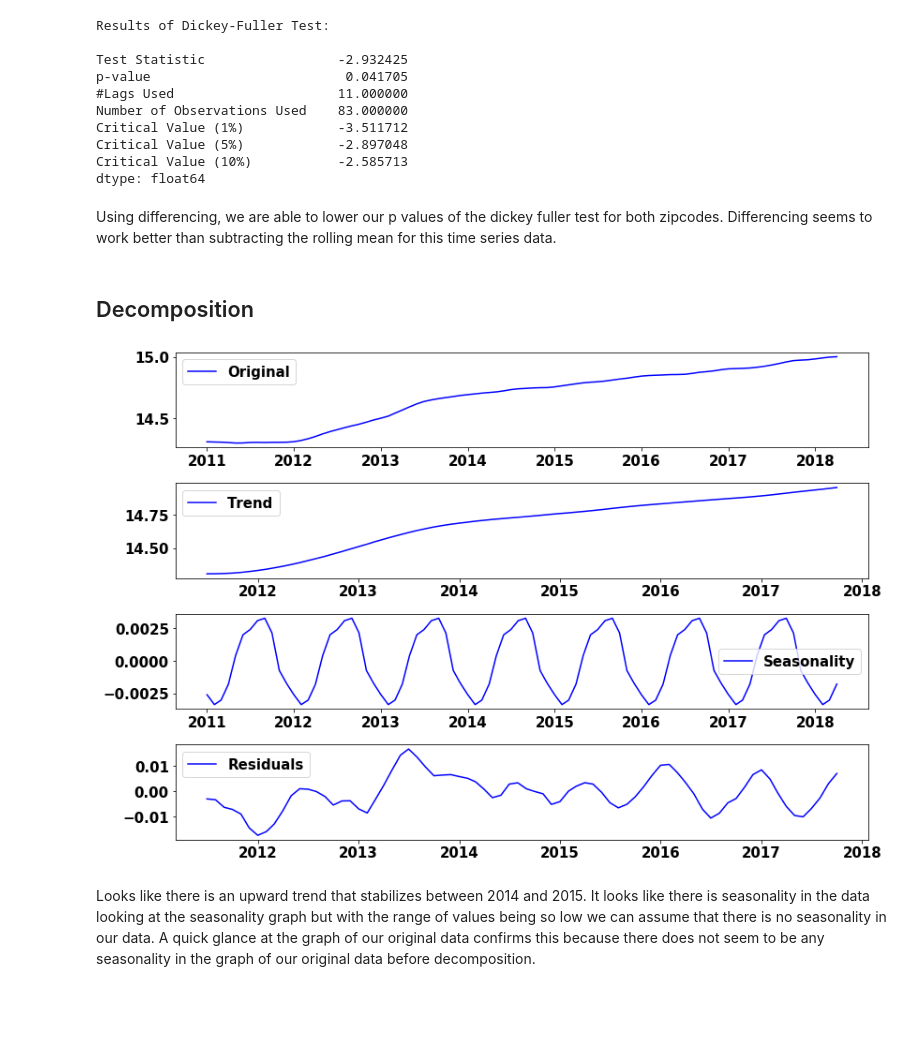
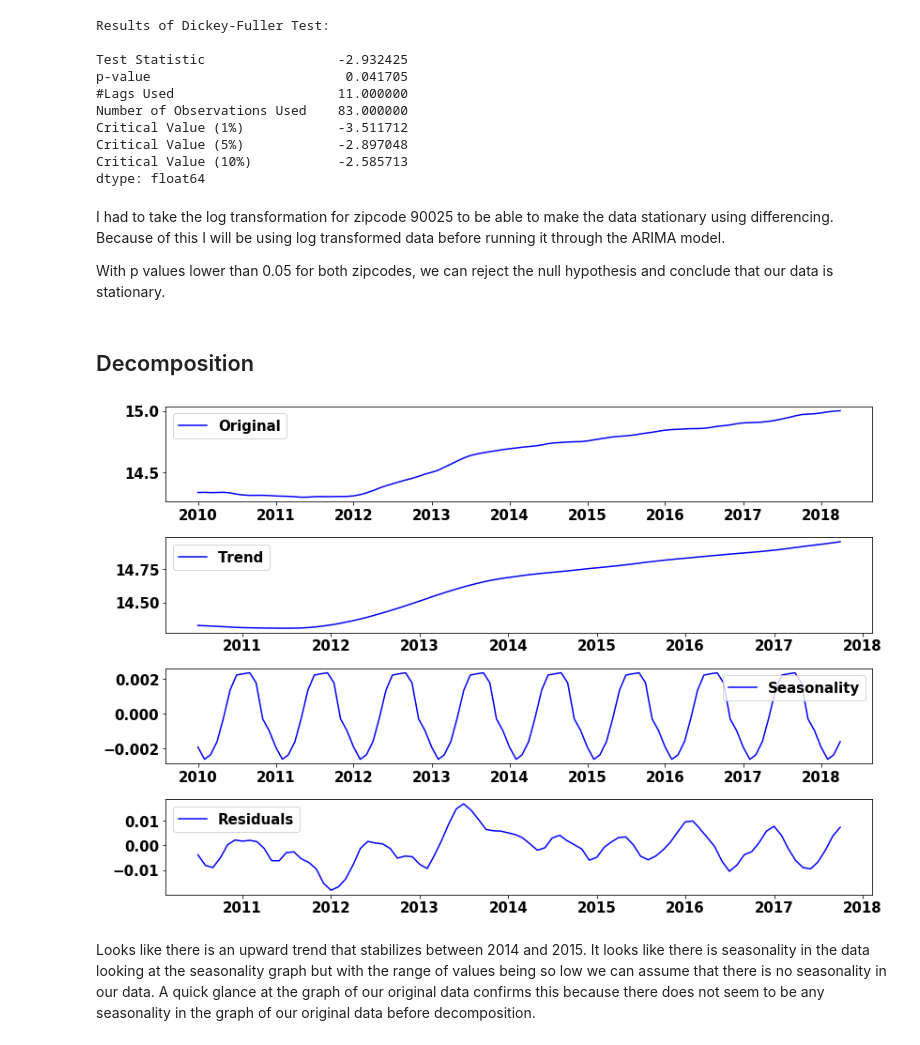
Before and after one commit to c-woo/Zillow-Time-Series, a Jupyter notebook: starter_notebook.ipynb, the cells around one changed output. Cells and saved outputs as stored; diff of their text form; code cells hidden in the pictures; blank space fills up the shorter version.

```diff
--- a/starter_notebook.ipynb
+++ b/starter_notebook.ipynb
@@ -428,8 +329,10 @@ Critical Value (1%)            -3.511712
 Critical Value (5%)            -2.897048
 Critical Value (10%)           -2.585713
 dtype: float64
-# %% [markdown]
-Using differencing, we are able to lower our p values of the dickey fuller test for both zipcodes. Differencing seems to work better than subtracting the rolling mean for this time series data.
+# %% [markdown]
+I had to take the log transformation for zipcode 90025 to be able to make the data stationary using differencing. Because of this I will be using log transformed data before running it through the ARIMA model.
+
+With p values lower than 0.05 for both zipcodes, we can reject the null hypothesis and conclude that our data is stationary.
 # %% [markdown]
 ## Decomposition
 # %%
@@ -461,9 +364,9 @@ def decomposition(df):
 
     return residual.dropna()
 # %%
-sd_90272 = decomposition(log_90272)
+sd_90272 = decomposition(np.log(zip_90272))
 # %% [output]
-[figure, old version]
+[figure, new version]
 # %% [markdown]
 Looks like there is an upward trend that stabilizes between 2014 and 2015. It looks like there is seasonality in the data looking at the seasonality graph but with the range of values being so low we can assume that there is no seasonality in our data. A quick glance at the graph of our original data confirms this because there does not seem to be any seasonality in the graph of our original data before decomposition.
 # %%
```
Also changed, not shown: parts of 38 cells of this notebook.
